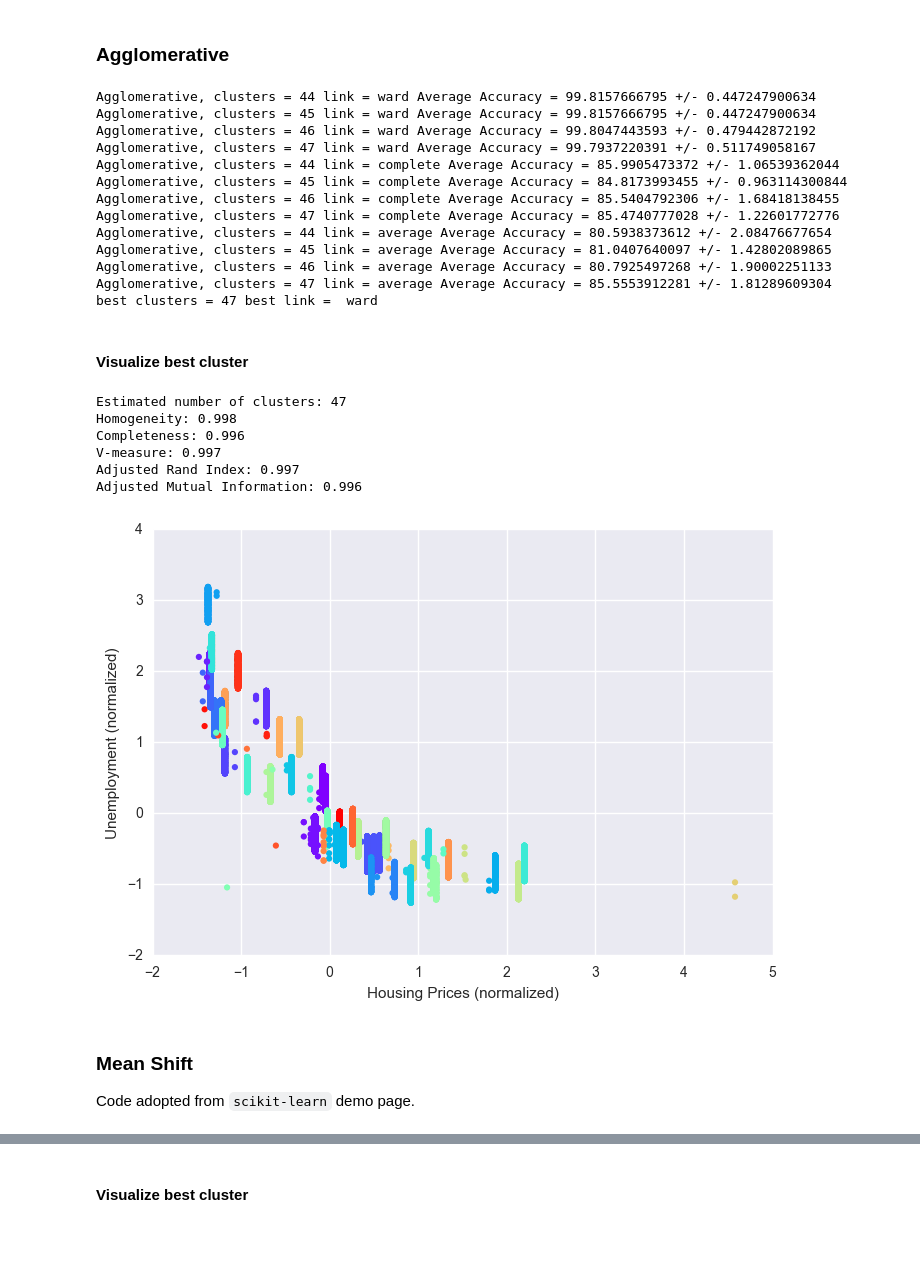
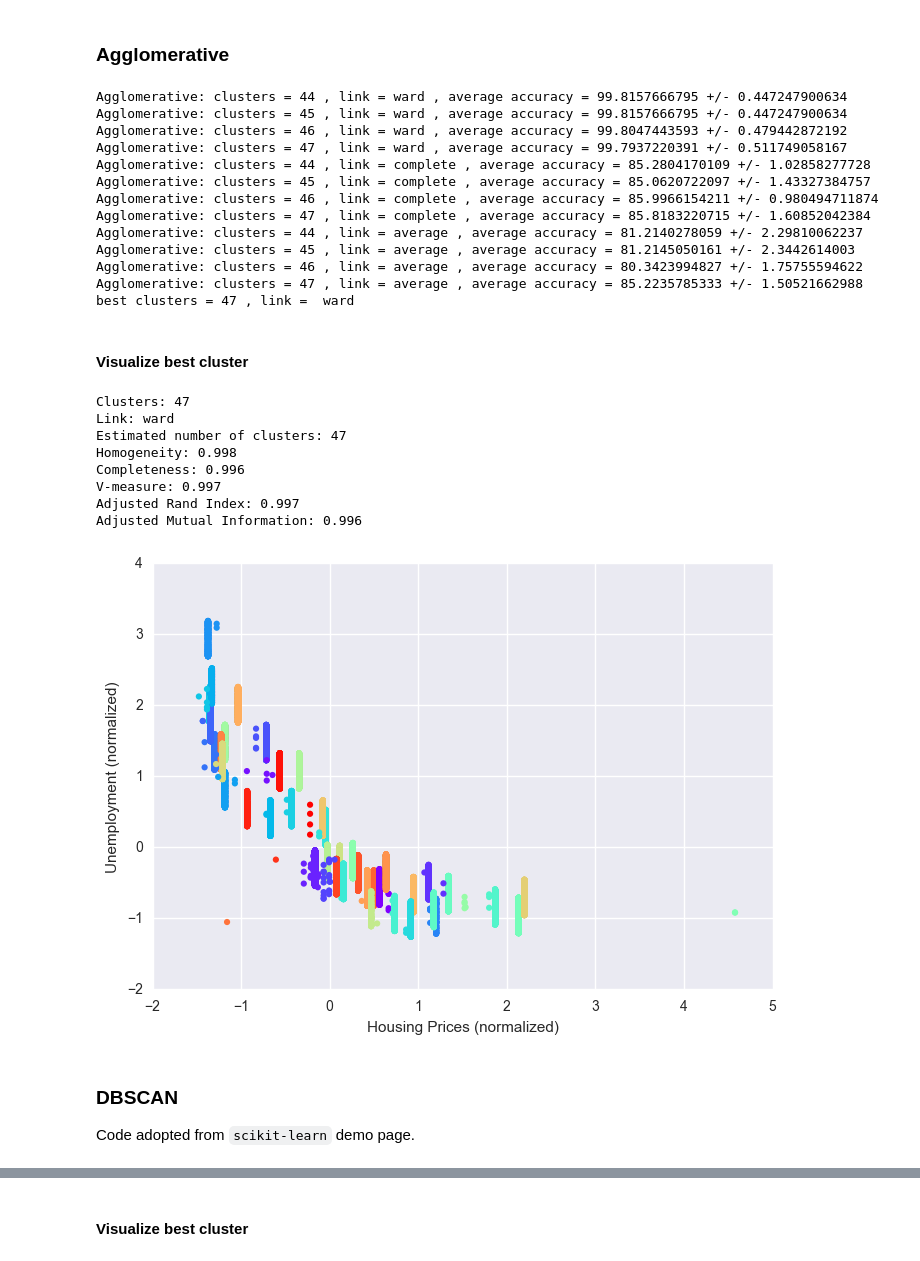
Before and after one commit to elkinst65/MSDS7331_Project3_DC, a Jupyter notebook: MSDS7331 DC Crime 2015 Lab 3 (mb).ipynb, the cells around one changed output, grey strips where cells are left out. Saved outputs shown, nothing was run; the diff lists cells and outputs as text; code cells hidden in the pictures.

```diff
--- a/MSDS7331 DC Crime 2015 Lab 3 (mb).ipynb
+++ b/MSDS7331 DC Crime 2015 Lab 3 (mb).ipynb
@@ -317,7 +317,7 @@ def eval_cluster(labels, labels_true, data):
     print("Adjusted Mutual Information: %0.3f" % metrics.adjusted_mutual_info_score(labels_true, labels))
 #     print("Silhouette Coefficient: %0.3f" % metrics.silhouette_score(data, labels))
 
-def plot_cluster(data, xlabel, ylabel):
+def plot_cluster(data, feature, xlabel, ylabel):
     plt.figure()
     plt.scatter(data[:, 0], data[:, 1]+np.random.random(X1[:, 1].shape)/2, c=feature,
                 cmap=plt.cm.rainbow, s=20, linewidths=0)
@@ -340,7 +340,7 @@ def store_best_result(data, acc, attribs):
 from sklearn.cluster import MiniBatchKMeans
 
 kmeans_best_result = {'acc':0, 'clusters':0}
-for clusters in range(45, 55):
+for clusters in range(53, 58):
     cls = MiniBatchKMeans(n_clusters=clusters, init='k-means++', random_state=1)
     cls.fit(X_transformed)
     X_new = pd.get_dummies(cls.labels_)
@@ -348,7 +348,7 @@ for clusters in range(45, 55):
     acc = cross_val_score(clf, X=X_new, y=y, cv=skf)
 
     mean, std = store_best_result(kmeans_best_result, acc, {'clusters':clusters})
-    print('KMeans, clusters =',  clusters, 'Average Accuracy =', mean, '+/-', std)
+    print('KMeans: clusters =',  clusters, ', average accuracy =', mean, '+/-', std)
 
 print('best clusters =', kmeans_best_result['clusters'])
 # %% [output]
@@ -399,44 +396,48 @@ for link in ['ward', 'complete', 'average']:
         acc = cross_val_score(clf, X=X_new, y=y, cv=skf)
 
         mean, std = store_best_result(agg_best_result, acc, {'clusters':clusters, 'link':link})
-        print('Agglomerative, clusters =',  clusters, 'link =', link, 'Average Accuracy =', mean, '+/-', std)
+        print('Agglomerative: clusters =',  clusters, ', link =', link, ', average accuracy =', mean, '+/-', std)
 
-print('best clusters =', agg_best_result['clusters'], 'best link = ', agg_best_result['link'])
+print('best clusters =', agg_best_result['clusters'], ', link = ', agg_best_result['link'])
 # %% [output]
-Agglomerative, clusters = 44 link = ward Average Accuracy = 99.8157666795 +/- 0.447247900634
-Agglomerative, clusters = 45 link = ward Average Accuracy = 99.8157666795 +/- 0.447247900634
-Agglomerative, clusters = 46 link = ward Average Accuracy = 99.8047443593 +/- 0.479442872192
-Agglomerative, clusters = 47 link = ward Average Accuracy = 99.7937220391 +/- 0.511749058167
-Agglomerative, clusters = 44 link = complete Average Accuracy = 85.9905473372 +/- 1.06539362044
-Agglomerative, clusters = 45 link = complete Average Accuracy = 84.8173993455 +/- 0.963114300844
-Agglomerative, clusters = 46 link = complete Average Accuracy = 85.5404792306 +/- 1.68418138455
-Agglomerative, clusters = 47 link = complete Average Accuracy = 85.4740777028 +/- 1.22601772776
-Agglomerative, clusters = 44 link = average Average Accuracy = 80.5938373612 +/- 2.08476677654
-Agglomerative, clusters = 45 link = average Average Accuracy = 81.0407640097 +/- 1.42802089865
-Agglomerative, clusters = 46 link = average Average Accuracy = 80.7925497268 +/- 1.90002251133
-Agglomerative, clusters = 47 link = average Average Accuracy = 85.5553912281 +/- 1.81289609304
-best clusters = 47 best link =  ward
+Agglomerative: clusters = 44 , link = ward , average accuracy = 99.8157666795 +/- 0.447247900634
+Agglomerative: clusters = 45 , link = ward , average accuracy = 99.8157666795 +/- 0.447247900634
+Agglomerative: clusters = 46 , link = ward , average accuracy = 99.8047443593 +/- 0.479442872192
+Agglomerative: clusters = 47 , link = ward , average accuracy = 99.7937220391 +/- 0.511749058167
+Agglomerative: clusters = 44 , link = complete , average accuracy = 85.2804170109 +/- 1.02858277728
+Agglomerative: clusters = 45 , link = complete , average accuracy = 85.0620722097 +/- 1.43327384757
+Agglomerative: clusters = 46 , link = complete , average accuracy = 85.9966154211 +/- 0.980494711874
+Agglomerative: clusters = 47 , link = complete , average accuracy = 85.8183220715 +/- 1.60852042384
+Agglomerative: clusters = 44 , link = average , average accuracy = 81.2140278059 +/- 2.29810062237
+Agglomerative: clusters = 45 , link = average , average accuracy = 81.2145050161 +/- 2.3442614003
+Agglomerative: clusters = 46 , link = average , average accuracy = 80.3423994827 +/- 1.75755594622
+Agglomerative: clusters = 47 , link = average , average accuracy = 85.2235785333 +/- 1.50521662988
+best clusters = 47 , link =  ward
 # %% [markdown]
 #### Visualize best cluster
 # %%
 clusters = agg_best_result['clusters']
 link = agg_best_result['link']
+print('Clusters:', clusters)
+print('Link:', link)
 
 cls = AgglomerativeClustering(n_clusters=clusters, linkage=link)
 cls.fit(X_transformed)
 
 eval_cluster(cls.labels_, y, X_transformed)
-plot_cluster(X_transformed, 'Housing Prices (normalized)', 'Unemployment (normalized)')
+plot_cluster(X_transformed, cls.labels_, 'Housing Prices (normalized)', 'Unemployment (normalized)')
 # %% [output]
+Clusters: 47
+Link: ward
 Estimated number of clusters: 47
 Homogeneity: 0.998
 Completeness: 0.996
 V-measure: 0.997
 Adjusted Rand Index: 0.997
 Adjusted Mutual Information: 0.996
-[figure, old version]
+[figure, new version]
 # %% [markdown]
-### Mean Shift
+### DBSCAN
 
 Code adopted from `scikit-learn` demo page.
 # %%
```
Also changed, not shown: parts of 6 cells of this notebook.
